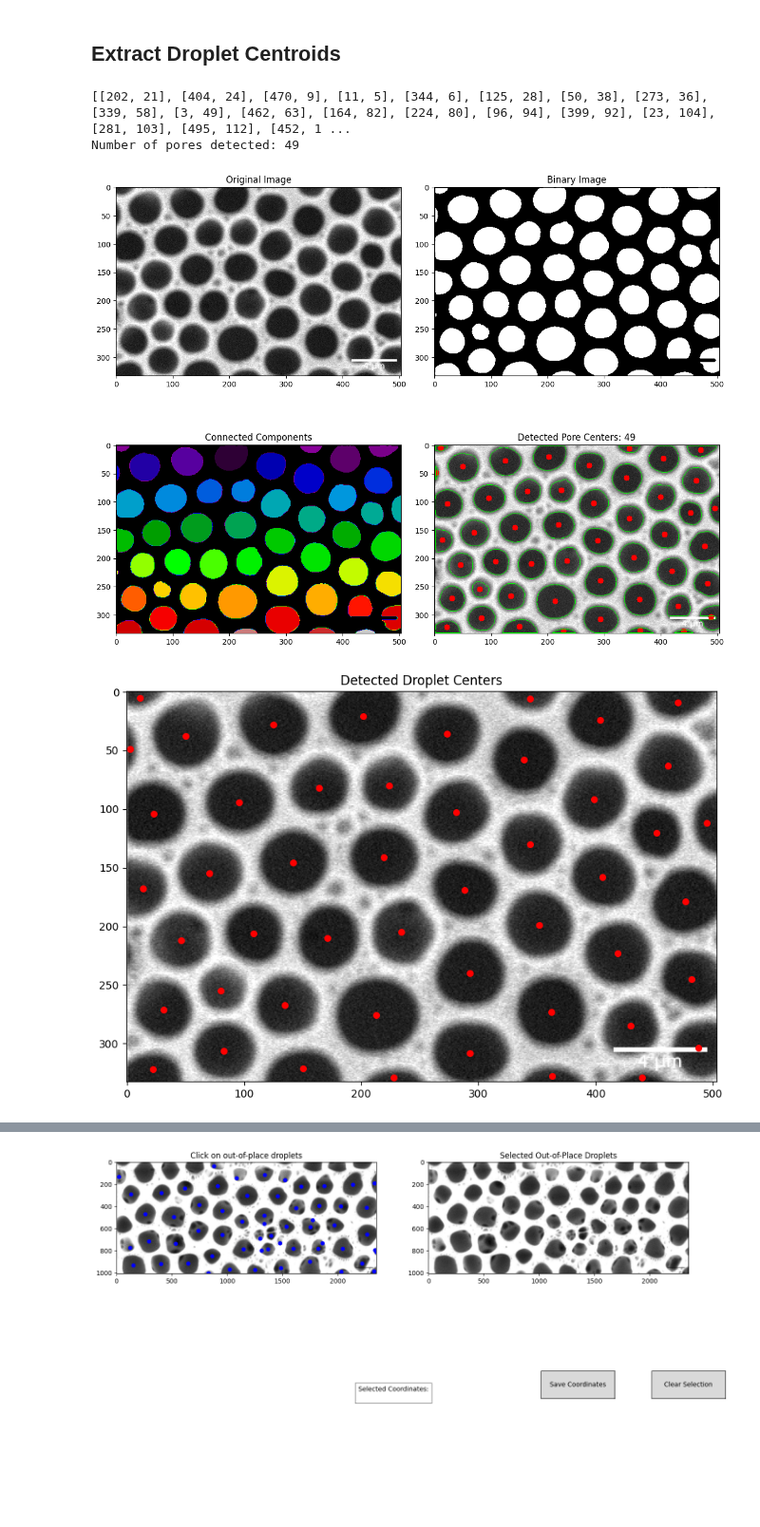
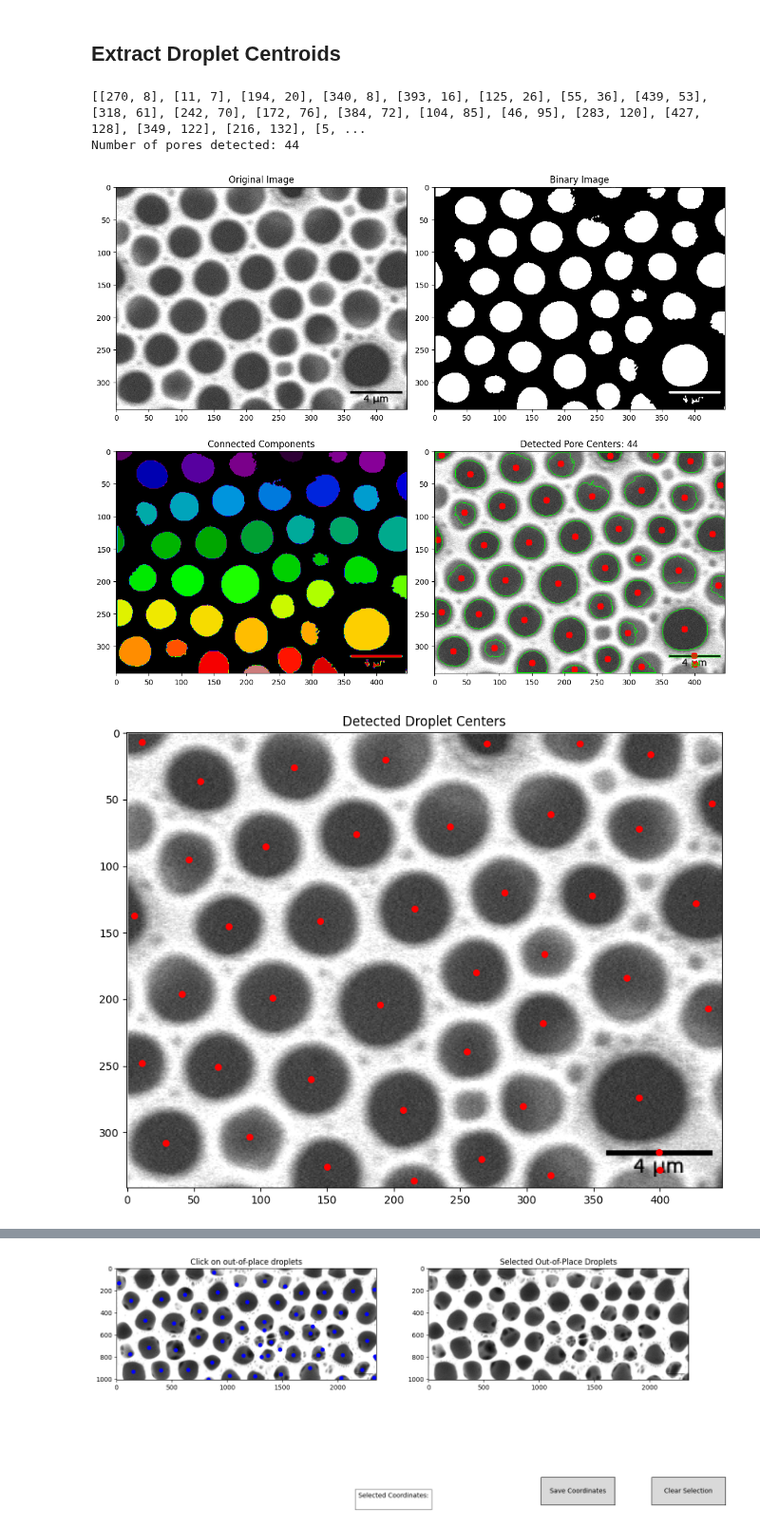
Before and after one commit to lemontang3/Python_Physics, a Jupyter notebook: Voronoi_Analysis.ipynb, the cells around one changed output, grey strips where cells are left out. Shown at 95% size. Cells and saved outputs as stored; diff of their text form; code cells hidden in the pictures; blank space fills up the shorter version.

```diff
--- a/Voronoi_Analysis.ipynb
+++ b/Voronoi_Analysis.ipynb
@@ -47,7 +47,7 @@ import numpy as np
 import matplotlib.pyplot as plt
 
 # Load the image
-image_path = "sample2B.png"  # Update with your image path if needed
+image_path = "sample5A.png"  # Update with your image path if needed
 image = cv2.imread(image_path, cv2.IMREAD_GRAYSCALE)
 
 # Apply Gaussian blur to reduce noise
@@ -108,37 +108,37 @@ plt.title('Original Image')
 plt.subplot(2, 2, 2)
 plt.imshow(binary, cmap='gray')
 plt.title('Binary Image')
 
 # Labeled components (color-coded)
 plt.subplot(2, 2, 3)
 plt.imshow(labels, cmap='nipy_spectral')
 plt.title('Connected Components')
 
 # Final result with centers
 plt.subplot(2, 2, 4)
 plt.imshow(cv2.cvtColor(output_image, cv2.COLOR_BGR2RGB))
 plt.title(f'Detected Pore Centers: {len(filtered_centroids)}')
 
 plt.tight_layout()
 plt.savefig('improved_pore_detection.png', dpi=300)
 plt.show()
 
 # Save the results
 np.save('pore_centroids.npy', filtered_centroids)
 cv2.imwrite('pore_centers.png', output_image)
 
 # Also create a simple visualization showing just the original image with centers
 plt.figure(figsize=(10, 8))
 plt.imshow(image, cmap='gray')
 plt.scatter(filtered_centroids[:, 0], filtered_centroids[:, 1], c='red', s=30)
 plt.title('Detected Droplet Centers')
 plt.savefig('droplet_centers.png', dpi=300)
 plt.show()
 # %% [output]
-[[202, 21], [404, 24], [470, 9], [11, 5], [344, 6], [125, 28], [50, 38], [273, 36], [339, 58], [3, 49], [462, 63], [164, 82], [224, 80], [96, 94], [399, 92], [23, 104], [281, 103], [495, 112], [452, 1 ...
-Number of pores detected: 49
+[[270, 8], [11, 7], [194, 20], [340, 8], [393, 16], [125, 26], [55, 36], [439, 53], [318, 61], [242, 70], [172, 76], [384, 72], [104, 85], [46, 95], [283, 120], [427, 128], [349, 122], [216, 132], [5, ...
+Number of pores detected: 44
-[figure, old version]
+[figure, new version]
-[figure, old version]
+[figure, new version]
 # %%
 import cv2
 import numpy as np
```
Also changed, not shown: parts of 7 cells of this notebook, 19 other files.
